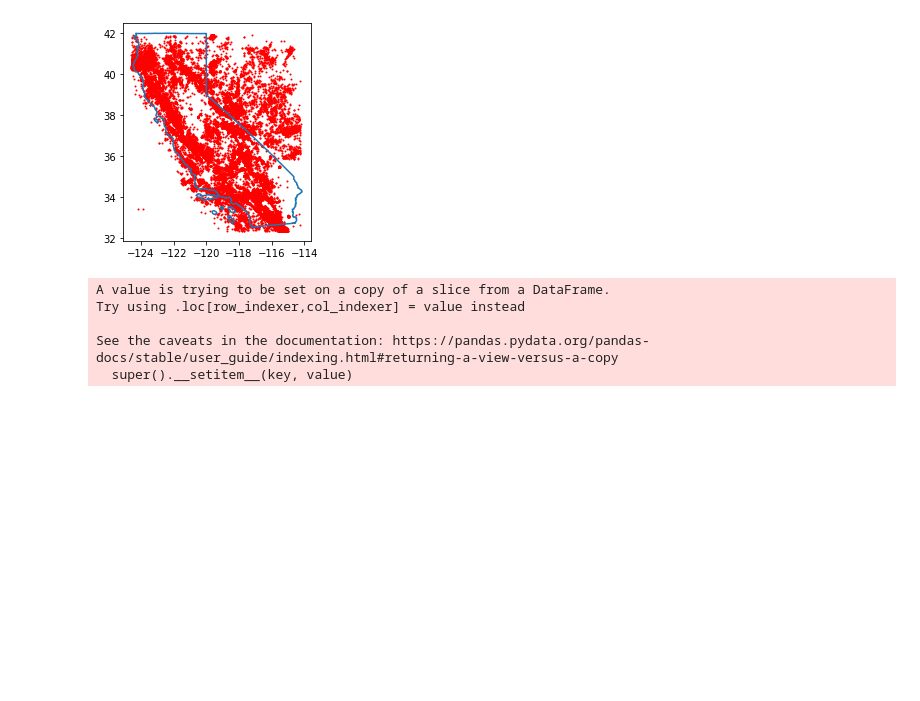
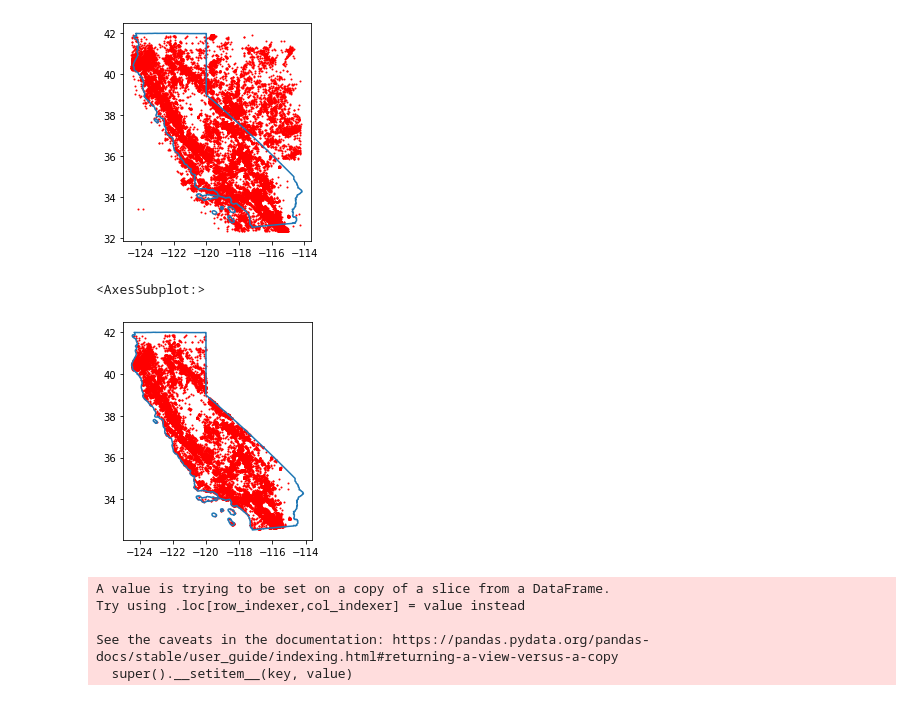
Before and after one commit to coste082/OklahomaEarthquakeAnalysis, a Jupyter notebook: Figures & Data Exploration.ipynb, the cells around one changed output. Cells and saved outputs as stored; diff of their text form; code cells hidden in the pictures; blank space fills up the shorter version.

```diff
--- a/Figures & Data Exploration.ipynb
+++ b/Figures & Data Exploration.ipynb
@@ -124,7 +77,12 @@ gdf_CA_quakes.plot(ax=base, marker='o', color='red', markersize=1)
 <AxesSubplot:>
 [figure]
 # %%
+# Filter to quakes in state outline
 CA_quakes_mask = gdf_CA_quakes.within(outline_CA.loc[0,'geometry'])
 gdf_CA_quakes_filter = gdf_CA_quakes.loc[CA_quakes_mask]
-gdf_CA_quakes_filter.plot()
+base = outline_CA.boundary.plot()
+gdf_CA_quakes_filter.plot(ax=base, marker='o', color='red', markersize=1)
+# %% [output]
+<AxesSubplot:>
+[figure, added]
 # %%
```
Also changed, not shown: parts of 15 cells of this notebook, 1 other file.
